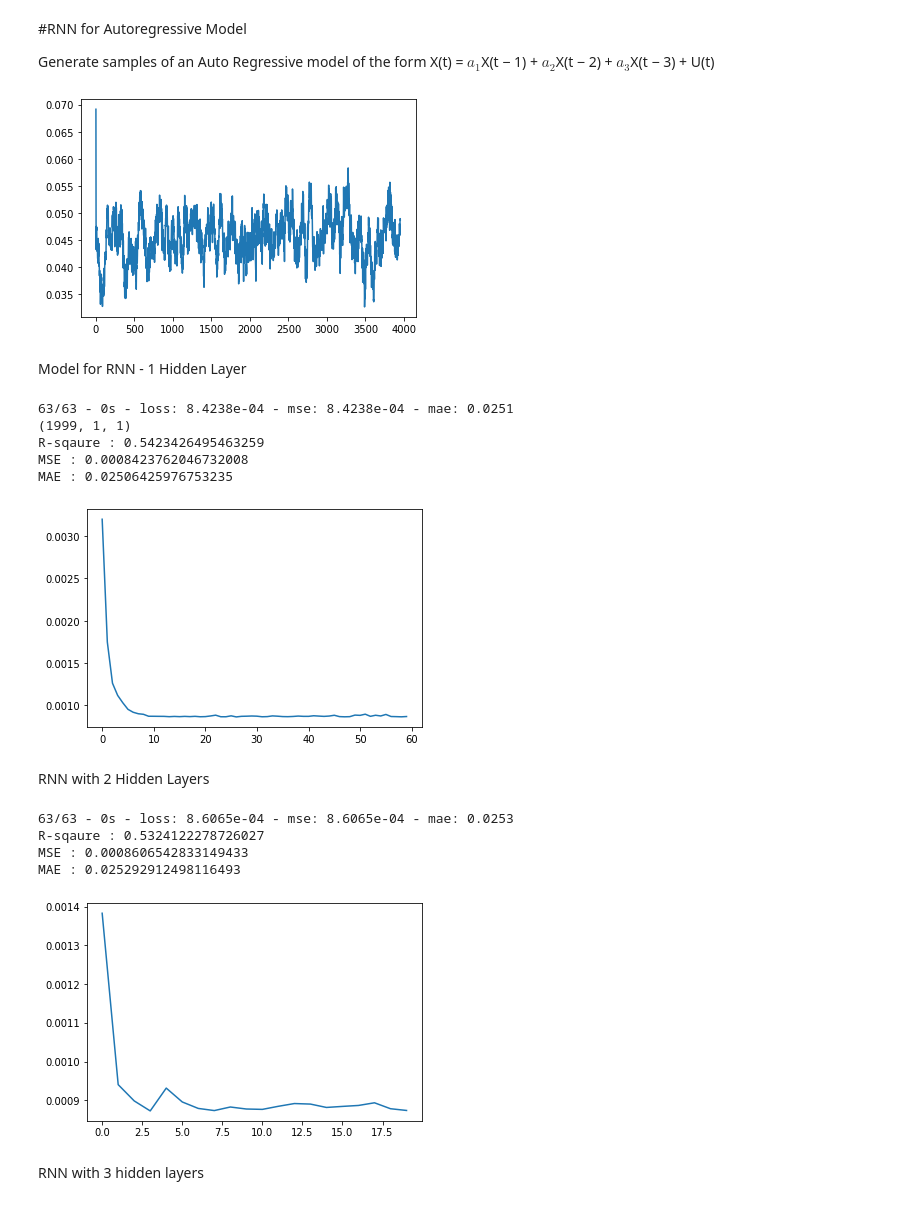
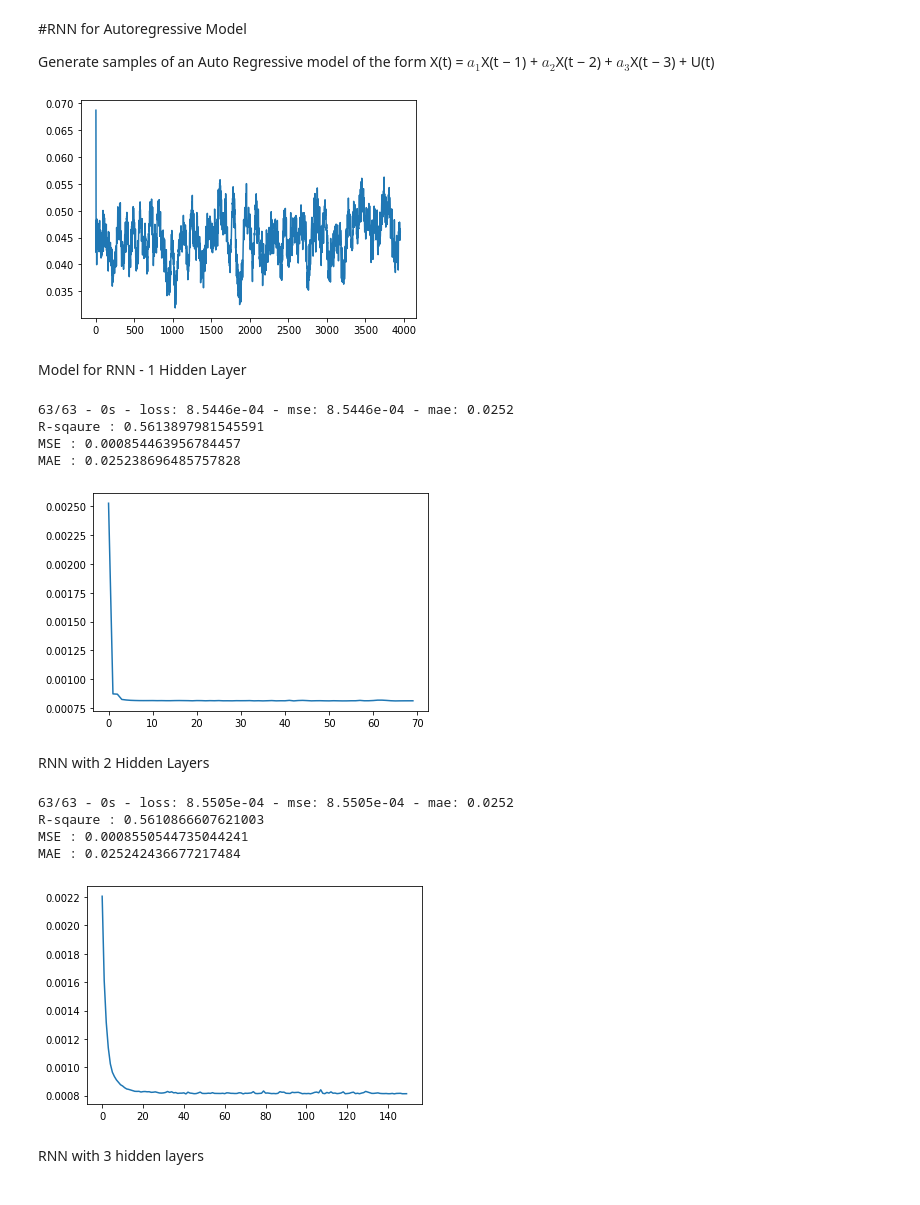
Before and after one commit to Shrsh/LSTM_and_RNN_Experiments, a Jupyter notebook: Deep_Learning_Assignment_4.ipynb, the cells around one changed output. Drawn from its saved outputs; the diff is of its cells as text; code cells hidden in the pictures.

```diff
--- a/Deep_Learning_Assignment_4.ipynb
+++ b/Deep_Learning_Assignment_4.ipynb
@@ -62,52 +67,52 @@ def prepare_for_RNN(X,step=3):
   # convert into dataset matrix
   # add step elements into train and test
   test = np.append(test,np.repeat(test[-1,],step))
   train = np.append(train,np.repeat(train[-1,],step))
   trainX,trainY =convertToMatrix(train,step)
   testX,testY =convertToMatrix(test,step)
 
   trainX = np.reshape(trainX, (trainX.shape[0], 1, trainX.shape[1]))
   testX = np.reshape(testX, (testX.shape[0], 1, testX.shape[1]))
   return trainX,trainY,testX,testY
 
 
 
 X = []
 # auto regressive sequence parameters
 a1 = 0.6
 a2 = -0.5
 a3 = -0.2
 #defining initial values
 X.append(1)
 X.append(0.1)
 X.append(0.3)
-step = 15
+step = 5
 
 for i in range(4000):
     X.append(a1*X[-1] + a2*X[-2] + a3*X[-3] + random.uniform(0, 0.1))
 sequence_data = np.array(X)
+
 #Approximate plotting the moving averages of the sequences
 plt.plot(moving_average(sequence_data))
 plt.show()
-trainX,trainY,testX,testY = prepare_for_RNN(X,step=5)
+trainX,trainY,testX,testY = prepare_for_RNN(X,step)
 # %% [output]
-[figure, old version]
+[figure, new version]
 # %% [markdown]
 Model for RNN - 1 Hidden Layer
 # %%
 model = tf.keras.Sequential()
 model.add(tf.keras.layers.SimpleRNN(
-    step*5, activation='tanh',return_sequences=True))
+    5, activation='tanh',return_sequences=True))
 model.add(tf.keras.layers.Dense(1))
 
 model.compile(optimizer='adam',
               loss='mse',
               metrics=['mse','mae'])
 
-history_track = model.fit(trainX, trainY, epochs=60,batch_size=128, verbose=0)
+history_track = model.fit(trainX, trainY, epochs=70,batch_size=128, verbose=0)
 prediction= model.predict(testX)
 metrics = model.evaluate(testX, testY, verbose=2)
-print(prediction.shape)
 print("R-sqaure : " + str(r2_score(testY,prediction.flatten())))
 print("MSE : " + str(metrics[1]))
 print("MAE : " + str(metrics[2]))
@@ -115,27 +120,26 @@ print("MAE : " + str(metrics[2]))
 plt.plot(history_track.history['loss'])
 plt.show()
 # %% [output]
-63/63 - 0s - loss: 8.4238e-04 - mse: 8.4238e-04 - mae: 0.0251
-(1999, 1, 1)
-R-sqaure : 0.5423426495463259
-MSE : 0.0008423762046732008
-MAE : 0.02506425976753235
+63/63 - 0s - loss: 8.5446e-04 - mse: 8.5446e-04 - mae: 0.0252
+R-sqaure : 0.5613897981545591
+MSE : 0.000854463956784457
+MAE : 0.025238696485757828
-[figure, old version]
+[figure, new version]
 # %% [markdown]
 RNN with 2 Hidden Layers
 # %%
 model = tf.keras.Sequential()
 model.add(tf.keras.layers.SimpleRNN(
-    step*5, activation='tanh',return_sequences=True))
+    5, activation='tanh',return_sequences=True))
 model.add(tf.keras.layers.SimpleRNN(
-    step*5, activation='tanh',return_sequences=True))
+    5, activation='tanh',return_sequences=True))
 model.add(tf.keras.layers.Dense(1))
 
 model.compile(optimizer='adam',
               loss='mse',
               metrics=['mse','mae'])
 
-history_track = model.fit(trainX, trainY, epochs=20,batch_size=128, verbose=0)
+history_track = model.fit(trainX, trainY, epochs=150,batch_size=128, verbose=0)
 prediction= model.predict(testX)
 metrics = model.evaluate(testX, testY, verbose=2)
 print("R-sqaure : " + str(r2_score(testY,prediction.flatten())))
@@ -145,11 +149,11 @@ print("MAE : " + str(metrics[2]))
 plt.plot(history_track.history['loss'])
 plt.show()
 # %% [output]
-63/63 - 0s - loss: 8.6065e-04 - mse: 8.6065e-04 - mae: 0.0253
-R-sqaure : 0.5324122278726027
-MSE : 0.0008606542833149433
-MAE : 0.025292912498116493
+63/63 - 0s - loss: 8.5505e-04 - mse: 8.5505e-04 - mae: 0.0252
+R-sqaure : 0.5610866607621003
+MSE : 0.0008550544735044241
+MAE : 0.025242436677217484
-[figure, old version]
+[figure, new version]
 # %% [markdown]
 RNN with 3 hidden layers
 # %%
```
Also changed, not shown: parts of 28 cells of this notebook.
